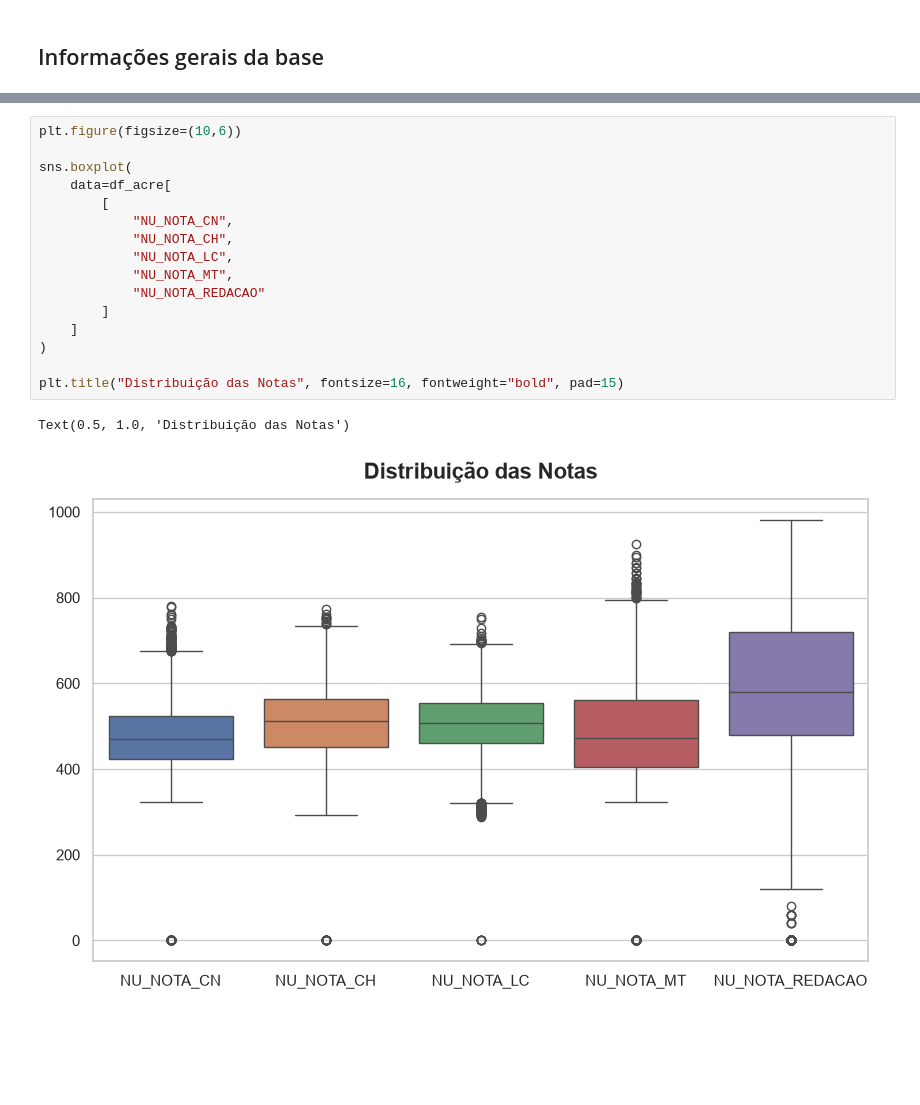
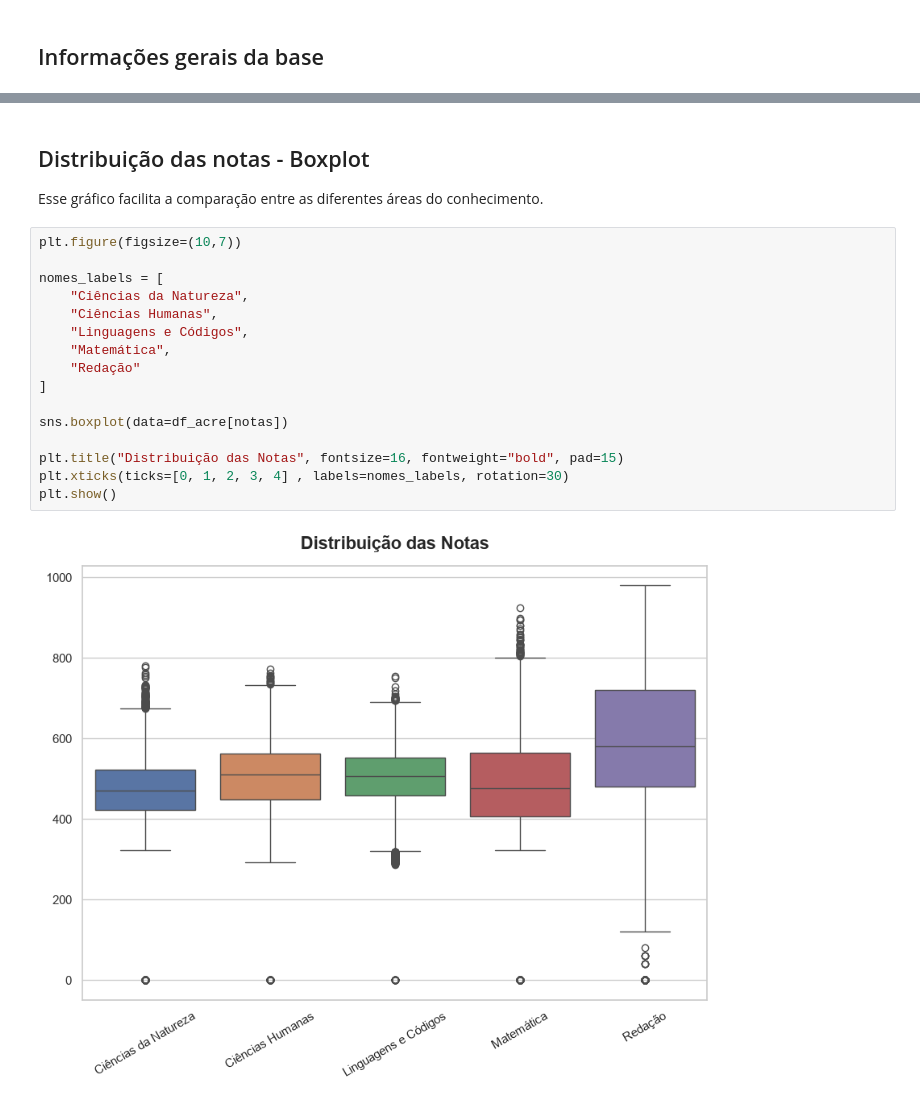
Before and after one commit to mvs105/TESI1---2026.1, a Jupyter notebook: analise_exploratoria_enem_acre.ipynb, the cells around one changed output, grey strips where cells are left out. Cells and saved outputs as stored; diff of their text form; blank space fills up the shorter version.

```diff
--- a/analise_exploratoria_enem_acre.ipynb
+++ b/analise_exploratoria_enem_acre.ipynb
@@ -315,19 +378,21 @@ plt.show()
+# %% [markdown]
+## Distribuição das notas - Boxplot
+Esse gráfico facilita a comparação entre as diferentes áreas do conhecimento.
 # %%
-plt.figure(figsize=(10,6))
+plt.figure(figsize=(10,7))
 
-sns.boxplot(
-    data=df_acre[
-        [
-            "NU_NOTA_CN",
-            "NU_NOTA_CH",
-            "NU_NOTA_LC",
-            "NU_NOTA_MT",
-            "NU_NOTA_REDACAO"
-        ]
-    ]
-)
+nomes_labels = [
+    "Ciências da Natureza",
+    "Ciências Humanas",
+    "Linguagens e Códigos",
+    "Matemática",
+    "Redação"
+]
+
+sns.boxplot(data=df_acre[notas])
 
 plt.title("Distribuição das Notas", fontsize=16, fontweight="bold", pad=15)
+plt.xticks(ticks=[0, 1, 2, 3, 4] , labels=nomes_labels, rotation=30)
+plt.show()
 # %% [output]
-Text(0.5, 1.0, 'Distribuição das Notas')
-[figure, old version]
+[figure, new version]
```
Also changed, not shown: parts of 37 cells of this notebook.
